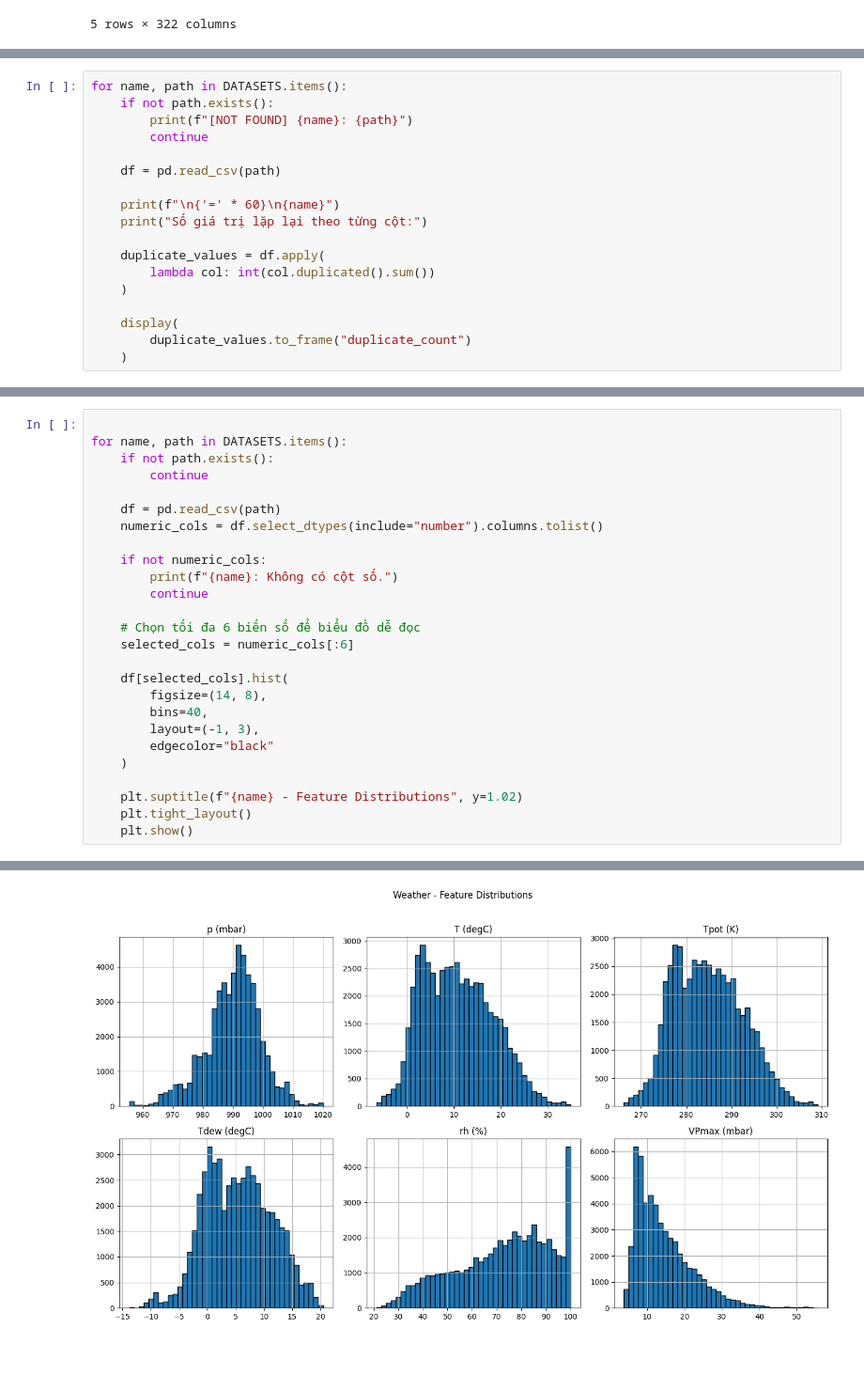
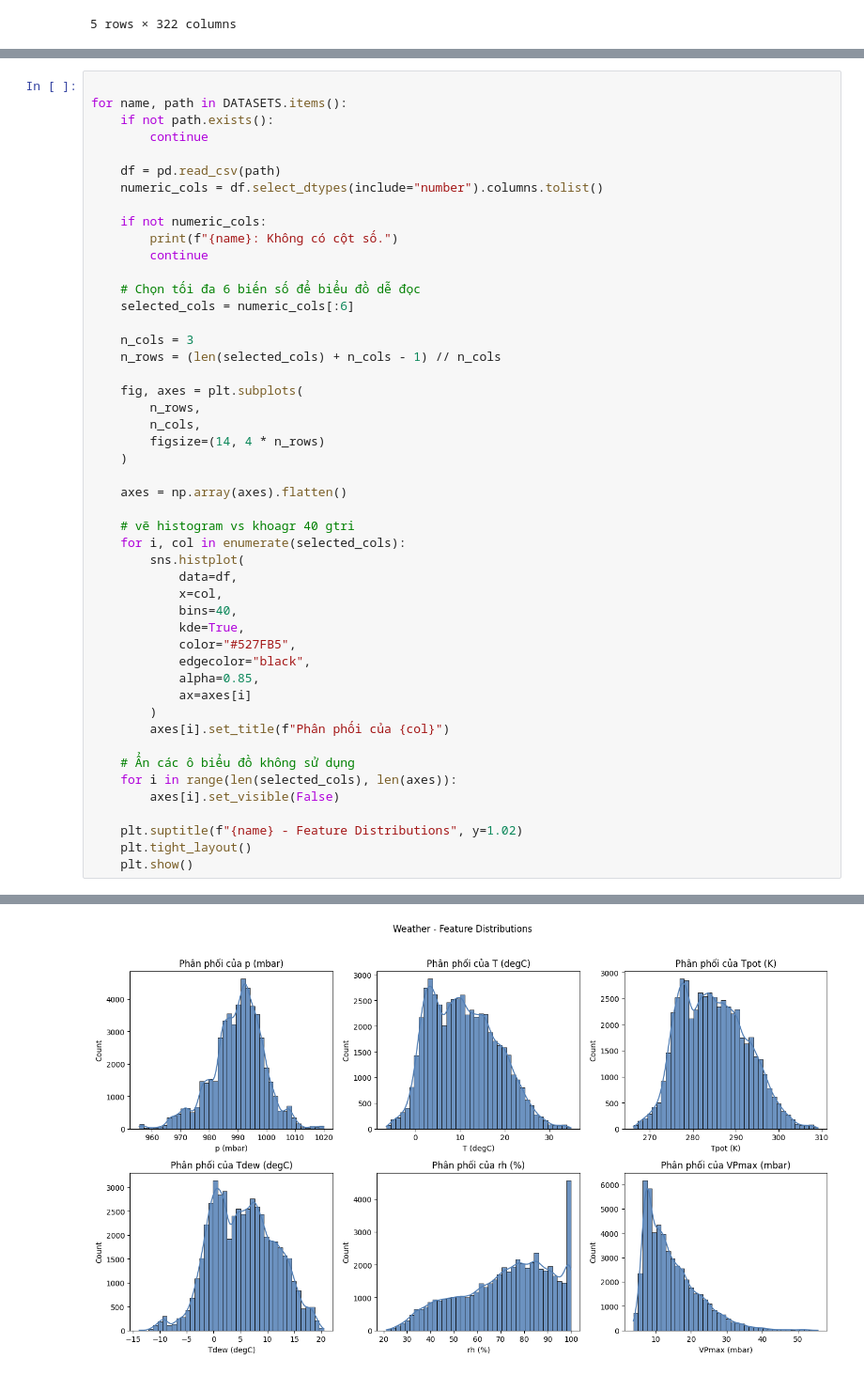
Before and after one commit to domailientb/TVCFORMER, a Jupyter notebook: experiments/dataset_exploration.ipynb, the cells around one changed output, grey strips where cells are left out. Shown at 94% size. Saved outputs shown, nothing was run; the diff lists cells and outputs as text.

```diff
--- a/experiments/dataset_exploration.ipynb
+++ b/experiments/dataset_exploration.ipynb
@@ -379,21 +341,3 @@ Các bản ghi có timestamp trùng:
 Electricity
 Số dòng có timestamp bị trùng: 0
 Số timestamp trùng khác nhau: 0
-# %%
-for name, path in DATASETS.items():
-    if not path.exists():
-        print(f"[NOT FOUND] {name}: {path}")
-        continue
-
-    df = pd.read_csv(path)
-
-    print(f"\n{'=' * 60}\n{name}")
-    print("Số giá trị lặp lại theo từng cột:")
-
-    duplicate_values = df.apply(
-        lambda col: int(col.duplicated().sum())
-    )
-
-    display(
-        duplicate_values.to_frame("duplicate_count")
-    )
@@ -534,12 +457,34 @@ for name, path in DATASETS.items():
     # Chọn tối đa 6 biến số để biểu đồ dễ đọc
     selected_cols = numeric_cols[:6]
 
-    df[selected_cols].hist(
-        figsize=(14, 8),
-        bins=40,
-        layout=(-1, 3),
-        edgecolor="black"
+    n_cols = 3
+    n_rows = (len(selected_cols) + n_cols - 1) // n_cols
+
+    fig, axes = plt.subplots(
+        n_rows,
+        n_cols,
+        figsize=(14, 4 * n_rows)
     )
+
+    axes = np.array(axes).flatten()
+
+    # vẽ histogram vs khoagr 40 gtri
+    for i, col in enumerate(selected_cols):
+        sns.histplot(
+            data=df,
+            x=col,
+            bins=40,
+            kde=True,
+            color="#527FB5",
+            edgecolor="black",
+            alpha=0.85,
+            ax=axes[i]
+        )
+        axes[i].set_title(f"Phân phối của {col}")
+
+    # Ẩn các ô biểu đồ không sử dụng
+    for i in range(len(selected_cols), len(axes)):
+        axes[i].set_visible(False)
 
     plt.suptitle(f"{name} - Feature Distributions", y=1.02)
     plt.tight_layout()
@@ -552 +497 @@ for name, path in DATASETS.items():
-[figure, old version]
+[figure, new version]
```
Also changed, not shown: parts of 22 cells of this notebook, 28 other files.
